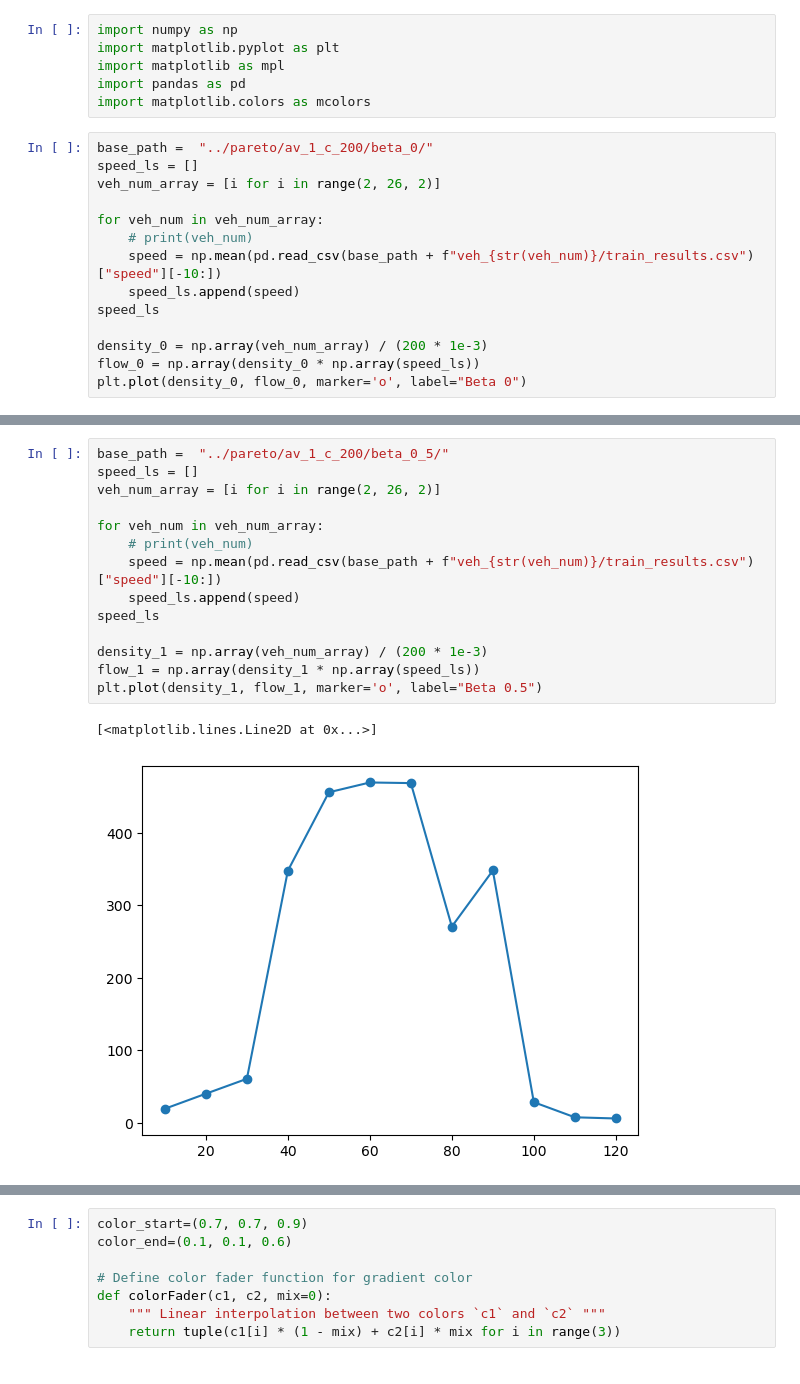
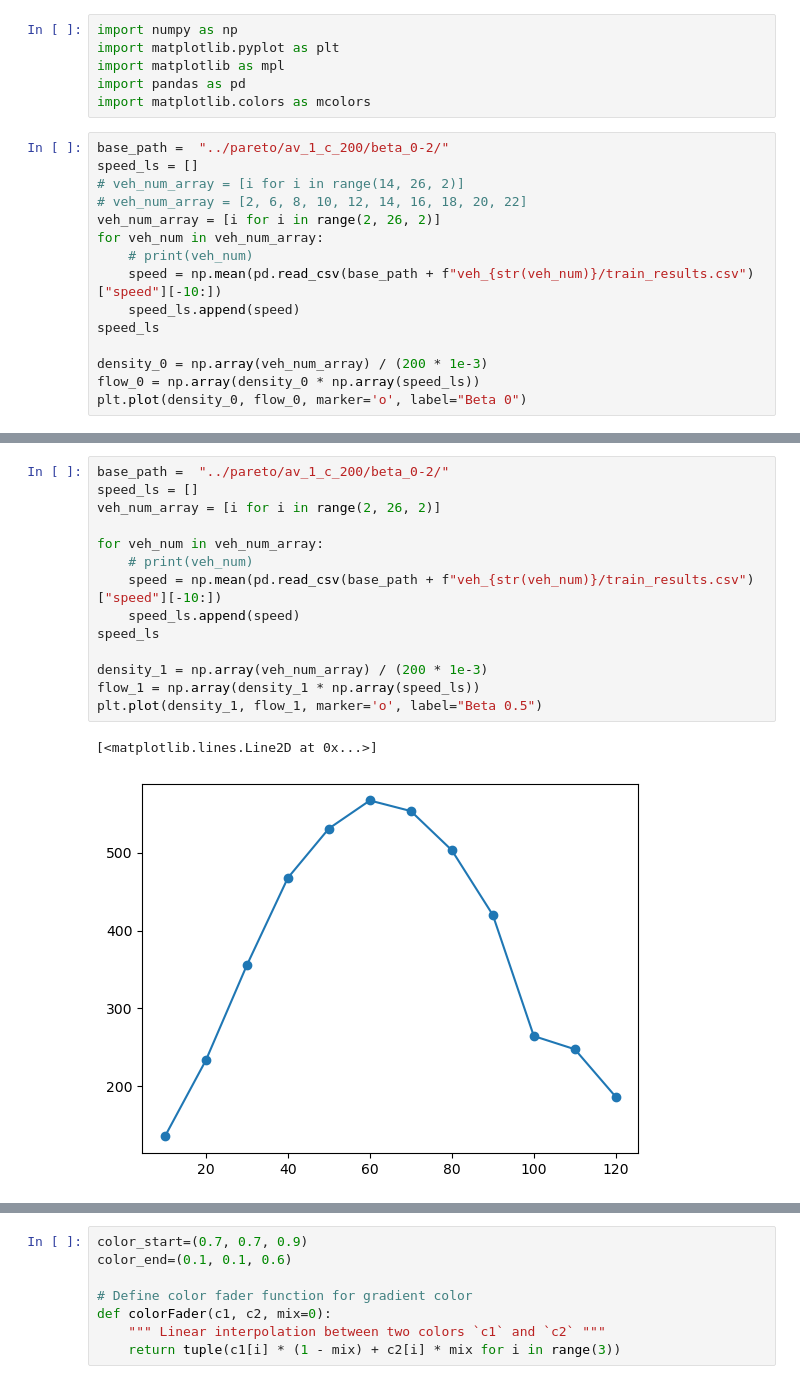
Before and after one commit to Xiaoyi-Wu0711/automatic_vehicular_control, a Jupyter notebook: statistics/FD.ipynb, the cells around one changed output, grey strips where cells are left out. Cells and saved outputs as stored; diff of their text form.

```diff
--- a/statistics/FD.ipynb
+++ b/statistics/FD.ipynb
@@ -5,10 +5,11 @@ import matplotlib as mpl
 import pandas as pd
 import matplotlib.colors as mcolors
 # %%
-base_path =  "../pareto/av_1_c_200/beta_0/"
+base_path =  "../pareto/av_1_c_200/beta_0-2/"
 speed_ls = []
+# veh_num_array = [i for i in range(14, 26, 2)]
+# veh_num_array = [2, 6, 8, 10, 12, 14, 16, 18, 20, 22]
 veh_num_array = [i for i in range(2, 26, 2)]
-
 for veh_num in veh_num_array:
     # print(veh_num)
     speed = np.mean(pd.read_csv(base_path + f"veh_{str(veh_num)}/train_results.csv")["speed"][-10:])
@@ -55,20 +56,20 @@ speed_ls
 # %%
-base_path =  "../pareto/av_1_c_200/beta_0_5/"
+base_path =  "../pareto/av_1_c_200/beta_0-2/"
 speed_ls = []
 veh_num_array = [i for i in range(2, 26, 2)]
 
 for veh_num in veh_num_array:
     # print(veh_num)
     speed = np.mean(pd.read_csv(base_path + f"veh_{str(veh_num)}/train_results.csv")["speed"][-10:])
     speed_ls.append(speed)
 speed_ls
 
 density_1 = np.array(veh_num_array) / (200 * 1e-3)
 flow_1 = np.array(density_1 * np.array(speed_ls))
 plt.plot(density_1, flow_1, marker='o', label="Beta 0.5")
 # %% [output]
 [<matplotlib.lines.Line2D at 0x...>]
-[figure, old version]
+[figure, new version]
 # %%
 plt.plot(density_0, flow_0, marker='o', label="Beta 0 ")
 plt.plot(density_1, flow_1, marker='o', label="Beta 0.5")
```
Also changed, not shown: parts of 12 cells of this notebook, 2 other files.
